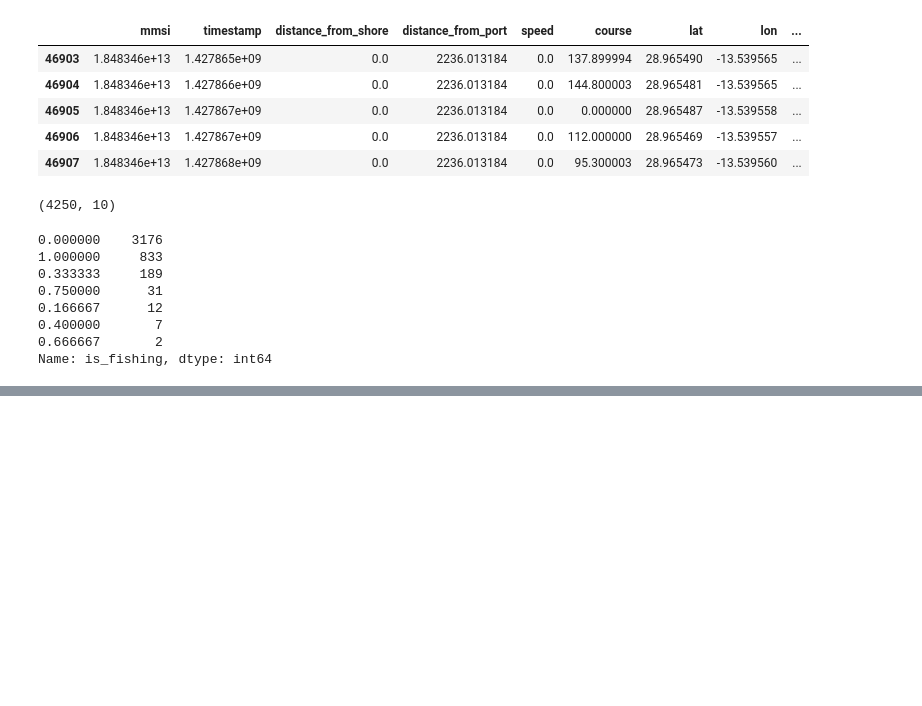
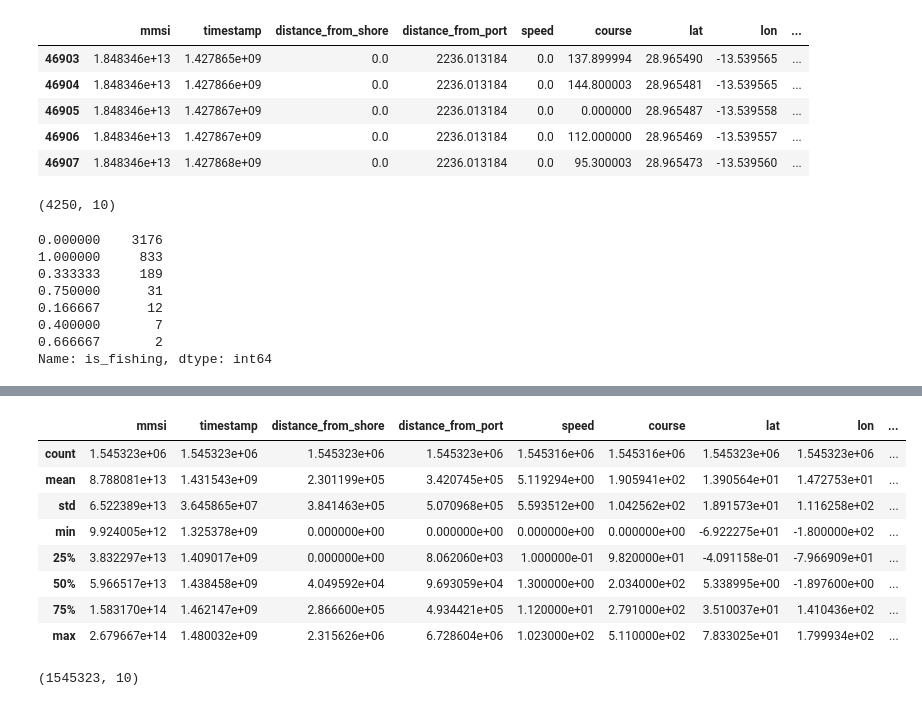
Before and after one commit to seankim658/LSTM-Fishing-Detection, a Jupyter notebook: main-notebook.ipynb, the cells around one changed output, grey strips where cells are left out. Cells and saved outputs as stored; diff of their text form; code cells hidden in the pictures; blank space fills up the shorter version.

```diff
--- a/main-notebook.ipynb
+++ b/main-notebook.ipynb
@@ -374,0 +426,6 @@ Name: is_fishing, dtype: int64
+# %%
+# read in data from the purse seines vessels file
+purse_seines_df = pd.read_csv(purse_seines_file)
+
+# peak at the data
+purse_seines_df.head()
@@ -374,0 +439,18 @@ Name: is_fishing, dtype: int64
+# %%
+# check data characteristics
+purse_seines_df.describe()
+# %% [output]
+|  | mmsi | timestamp | distance_from_shore | distance_from_port | speed | course | lat | lon | ... |
+| count | 1.545323e+06 | 1.545323e+06 | 1.545323e+06 | 1.545323e+06 | 1.545316e+06 | 1.545316e+06 | 1.545323e+06 | 1.545323e+06 | ... |
+| mean | 8.788081e+13 | 1.431543e+09 | 2.301199e+05 | 3.420745e+05 | 5.119294e+00 | 1.905941e+02 | 1.390564e+01 | 1.472753e+01 | ... |
+| std | 6.522389e+13 | 3.645865e+07 | 3.841463e+05 | 5.070968e+05 | 5.593512e+00 | 1.042562e+02 | 1.891573e+01 | 1.116258e+02 | ... |
+| min | 9.924005e+12 | 1.325378e+09 | 0.000000e+00 | 0.000000e+00 | 0.000000e+00 | 0.000000e+00 | -6.922275e+01 | -1.800000e+02 | ... |
+| 25% | 3.832297e+13 | 1.409017e+09 | 0.000000e+00 | 8.062060e+03 | 1.000000e-01 | 9.820000e+01 | -4.091158e-01 | -7.966909e+01 | ... |
+| 50% | 5.966517e+13 | 1.438458e+09 | 4.049592e+04 | 9.693059e+04 | 1.300000e+00 | 2.034000e+02 | 5.338995e+00 | -1.897600e+00 | ... |
+| 75% | 1.583170e+14 | 1.462147e+09 | 2.866600e+05 | 4.934421e+05 | 1.120000e+01 | 2.791000e+02 | 3.510037e+01 | 1.410436e+02 | ... |
+| max | 2.679667e+14 | 1.480032e+09 | 2.315626e+06 | 6.728604e+06 | 1.023000e+02 | 5.110000e+02 | 7.833025e+01 | 1.799934e+02 | ... |
+# %%
+# data shape
+purse_seines_df.shape
+# %% [output]
+(1545323, 10)
```
Also changed, not shown: parts of 59 cells of this notebook.
